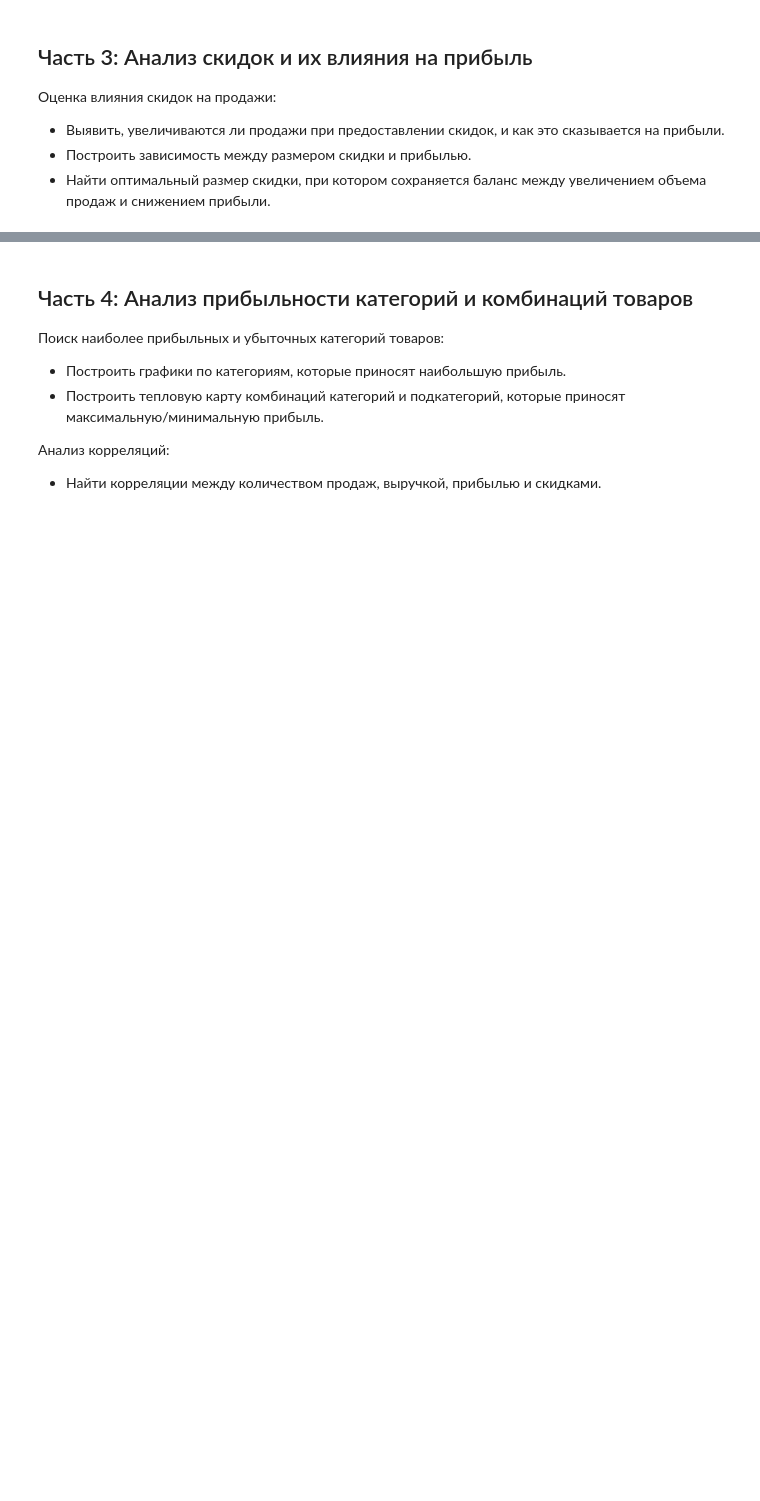
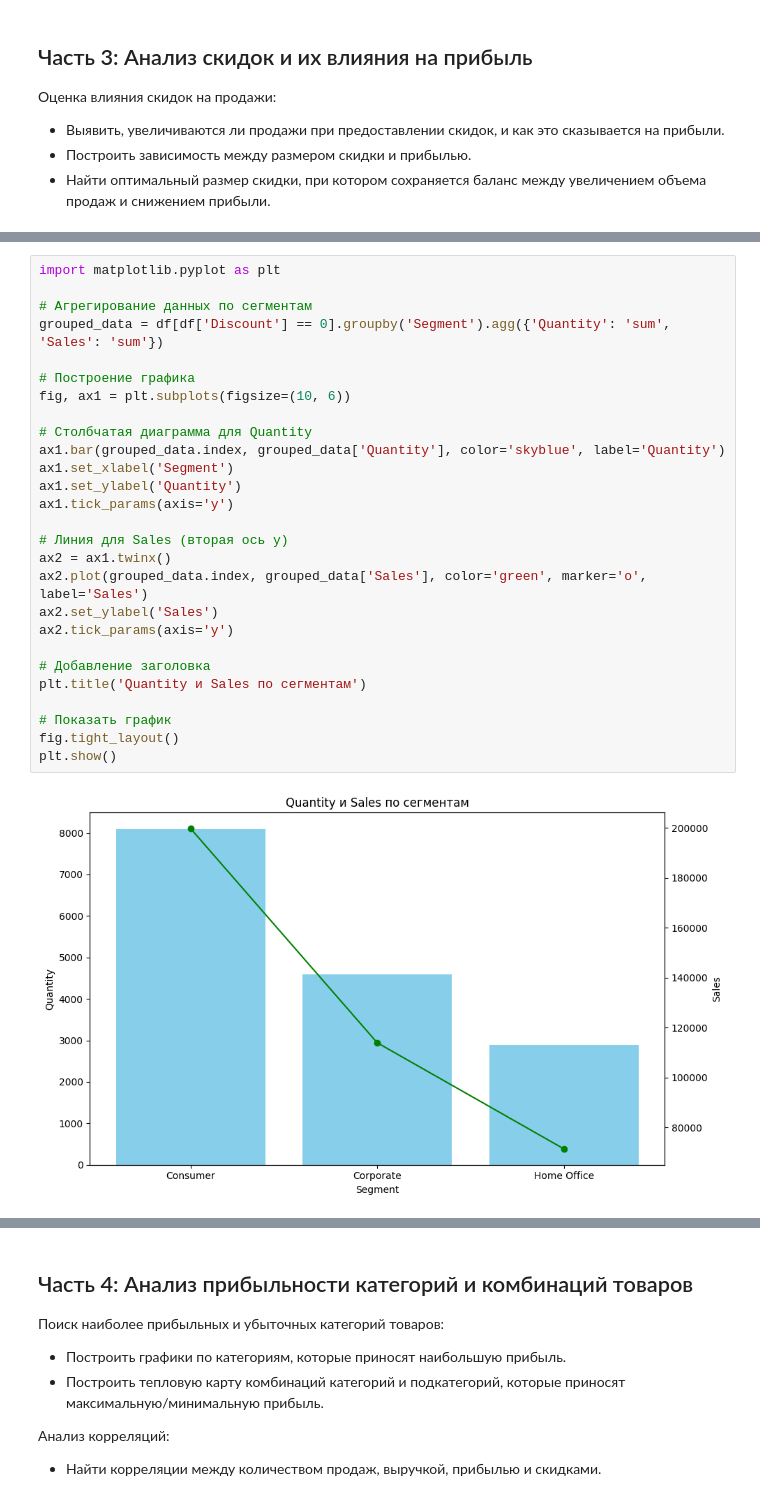
Before and after one commit to zyf2021/Sales-Data-Analysis, a Jupyter notebook: sales-data-analysis.ipynb, the cells around one changed output, grey strips where cells are left out. Drawn from its saved outputs; the diff is of its cells as text; blank space fills up the shorter version.

```diff
--- a/sales-data-analysis.ipynb
+++ b/sales-data-analysis.ipynb
@@ -620,0 +656,29 @@ See the caveats in the documentation: https://pandas.pydata.org/pandas-docs/stab
+# %%
+import matplotlib.pyplot as plt
+
+# Агрегирование данных по сегментам
+grouped_data = df[df['Discount'] == 0].groupby('Segment').agg({'Quantity': 'sum', 'Sales': 'sum'})
+
+# Построение графика
+fig, ax1 = plt.subplots(figsize=(10, 6))
+
+# Столбчатая диаграмма для Quantity
+ax1.bar(grouped_data.index, grouped_data['Quantity'], color='skyblue', label='Quantity')
+ax1.set_xlabel('Segment')
+ax1.set_ylabel('Quantity')
+ax1.tick_params(axis='y')
+
+# Линия для Sales (вторая ось y)
+ax2 = ax1.twinx()
+ax2.plot(grouped_data.index, grouped_data['Sales'], color='green', marker='o', label='Sales')
+ax2.set_ylabel('Sales')
+ax2.tick_params(axis='y')
+
+# Добавление заголовка
+plt.title('Quantity и Sales по сегментам')
+
+# Показать график
+fig.tight_layout()
+plt.show()
+# %% [output]
+[figure, added]
```
Also changed, not shown: parts of 38 cells of this notebook.
